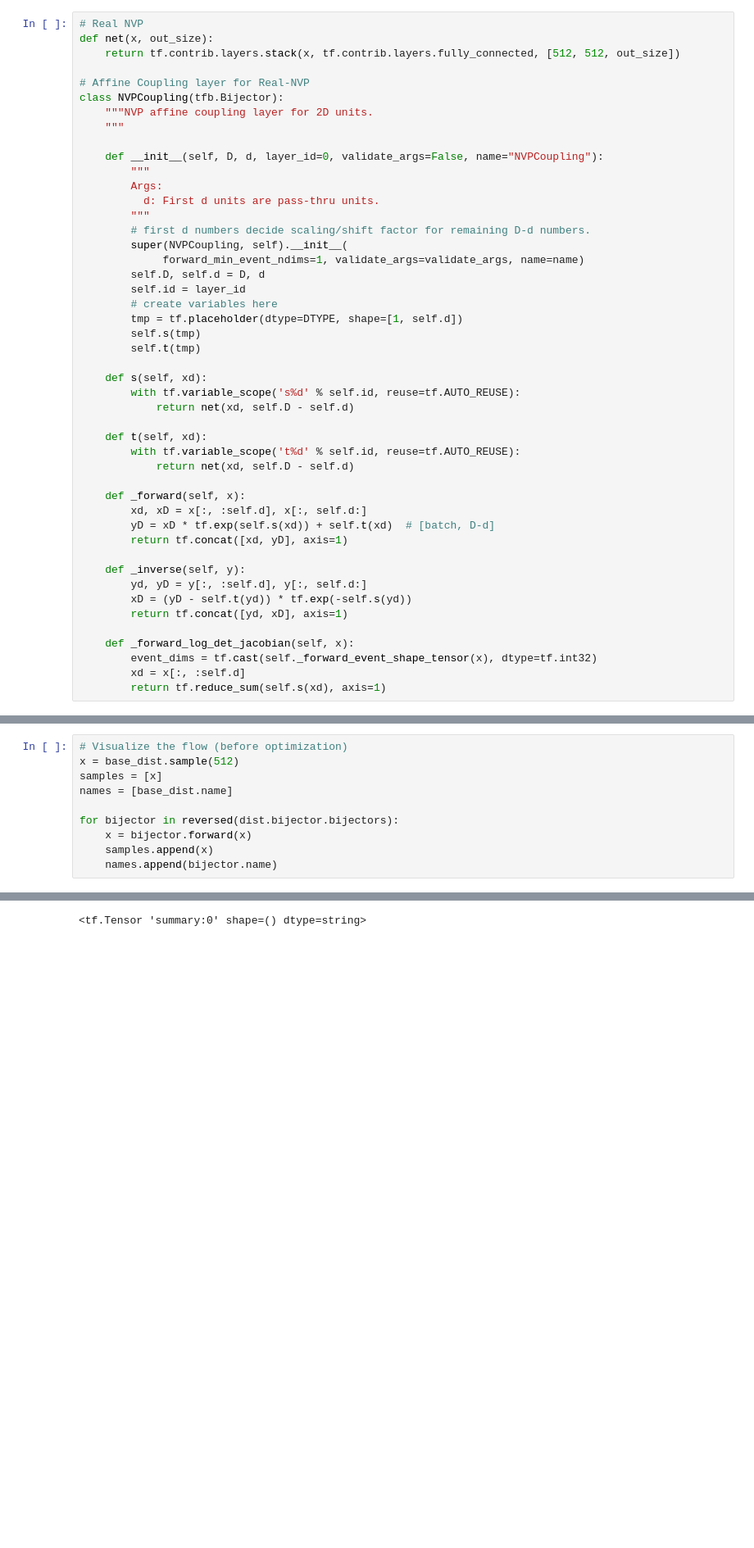
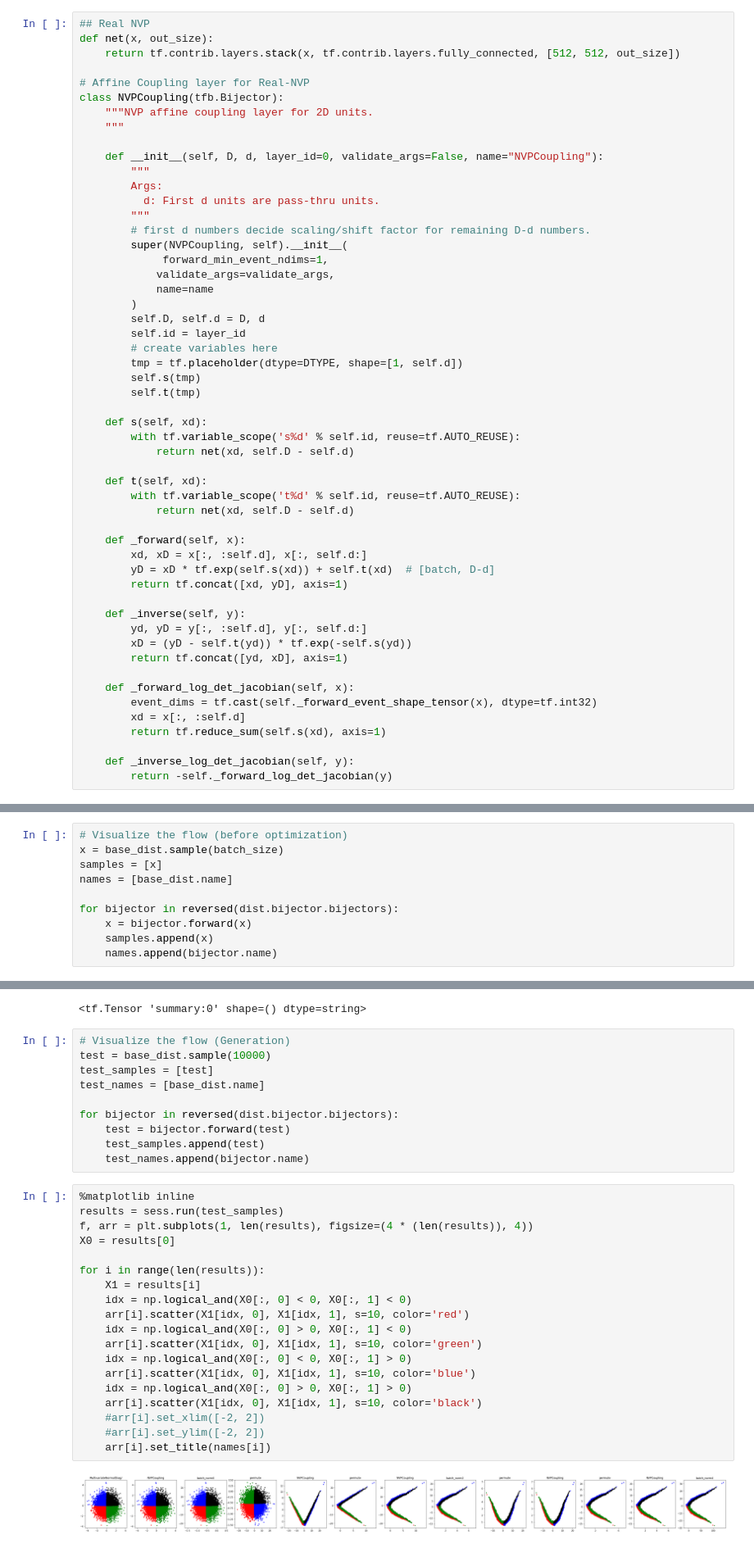
Before and after one commit to ytachigo/flow-based-model, a Jupyter notebook: realnvp.ipynb, the cells around one changed output, grey strips where cells are left out. Shown: that part at 82% size. Drawn from its saved outputs; the diff is of its cells as text; blank space fills up the shorter version.

```diff
--- a/realnvp.ipynb
+++ b/realnvp.ipynb
@@ -57,7 +57,7 @@ WARNING:tensorflow:From /Users/tachi/.pyenv/versions/anaconda3-5.2.0/lib/python3
 Instructions for updating:
 The TensorFlow Distributions library has moved to TensorFlow Probability (https://github.com/tensorflow/probability). You should update all references to use `tfp.distributions` instead of `tf.distrib ...
 # %%
-# Real NVP
+## Real NVP
 def net(x, out_size):
     return tf.contrib.layers.stack(x, tf.contrib.layers.fully_connected, [512, 512, out_size])
 
@@ -73,7 +73,10 @@ class NVPCoupling(tfb.Bijector):
         """
         # first d numbers decide scaling/shift factor for remaining D-d numbers.
         super(NVPCoupling, self).__init__(
-             forward_min_event_ndims=1, validate_args=validate_args, name=name)
+             forward_min_event_ndims=1,
+            validate_args=validate_args,
+            name=name
+        )
         self.D, self.d = D, d
         self.id = layer_id
         # create variables here
@@ -103,6 +106,9 @@ class NVPCoupling(tfb.Bijector):
         event_dims = tf.cast(self._forward_event_shape_tensor(x), dtype=tf.int32)
         xd = x[:, :self.d]
         return tf.reduce_sum(self.s(xd), axis=1)
+
+    def _inverse_log_det_jacobian(self, y):
+        return -self._forward_log_det_jacobian(y)
 # %%
 # BatchNorm Bijector
 class BatchNorm(tfb.Bijector):
@@ -194,7 +200,7 @@ Instructions for updating:
 The TensorFlow Distributions library has moved to TensorFlow Probability (https://github.com/tensorflow/probability). You should update all references to use `tfp.distributions` instead of `tf.contrib ...
 # %%
 # Visualize the flow (before optimization)
-x = base_dist.sample(512)
+x = base_dist.sample(batch_size)
 samples = [x]
 names = [base_dist.name]
 
@@ -312,3 +318,34 @@ summary_writer = tf.summary.FileWriter('data', graph=sess.graph)
 tf.summary.scalar('summary', samples)
 # %% [output]
 <tf.Tensor 'summary:0' shape=() dtype=string>
+# %%
+# Visualize the flow (Generation)
+test = base_dist.sample(10000)
+test_samples = [test]
+test_names = [base_dist.name]
+
+for bijector in reversed(dist.bijector.bijectors):
+    test = bijector.forward(test)
+    test_samples.append(test)
+    test_names.append(bijector.name)
+# %%
+%matplotlib inline
+results = sess.run(test_samples)
+f, arr = plt.subplots(1, len(results), figsize=(4 * (len(results)), 4))
+X0 = results[0]
+
+for i in range(len(results)):
+    X1 = results[i]
+    idx = np.logical_and(X0[:, 0] < 0, X0[:, 1] < 0)
+    arr[i].scatter(X1[idx, 0], X1[idx, 1], s=10, color='red')
+    idx = np.logical_and(X0[:, 0] > 0, X0[:, 1] < 0)
+    arr[i].scatter(X1[idx, 0], X1[idx, 1], s=10, color='green')
+    idx = np.logical_and(X0[:, 0] < 0, X0[:, 1] > 0)
+    arr[i].scatter(X1[idx, 0], X1[idx, 1], s=10, color='blue')
+    idx = np.logical_and(X0[:, 0] > 0, X0[:, 1] > 0)
+    arr[i].scatter(X1[idx, 0], X1[idx, 1], s=10, color='black')
+    #arr[i].set_xlim([-2, 2])
+    #arr[i].set_ylim([-2, 2])
+    arr[i].set_title(names[i])
+# %% [output]
+[figure, added]
```
Also changed, not shown: parts of 1 cell of this notebook, 7 other files.
